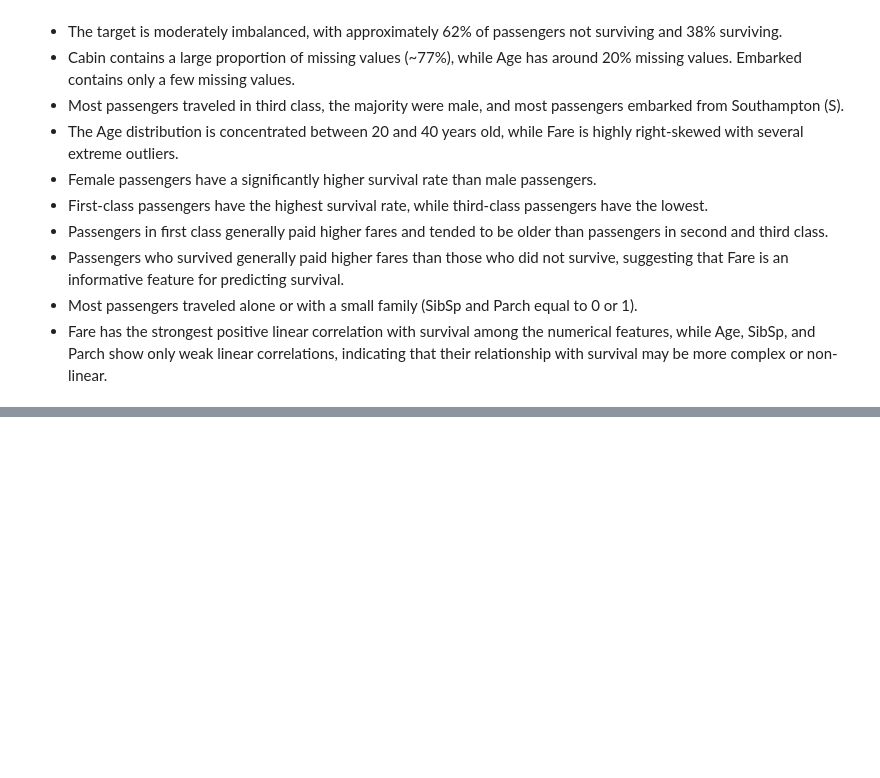
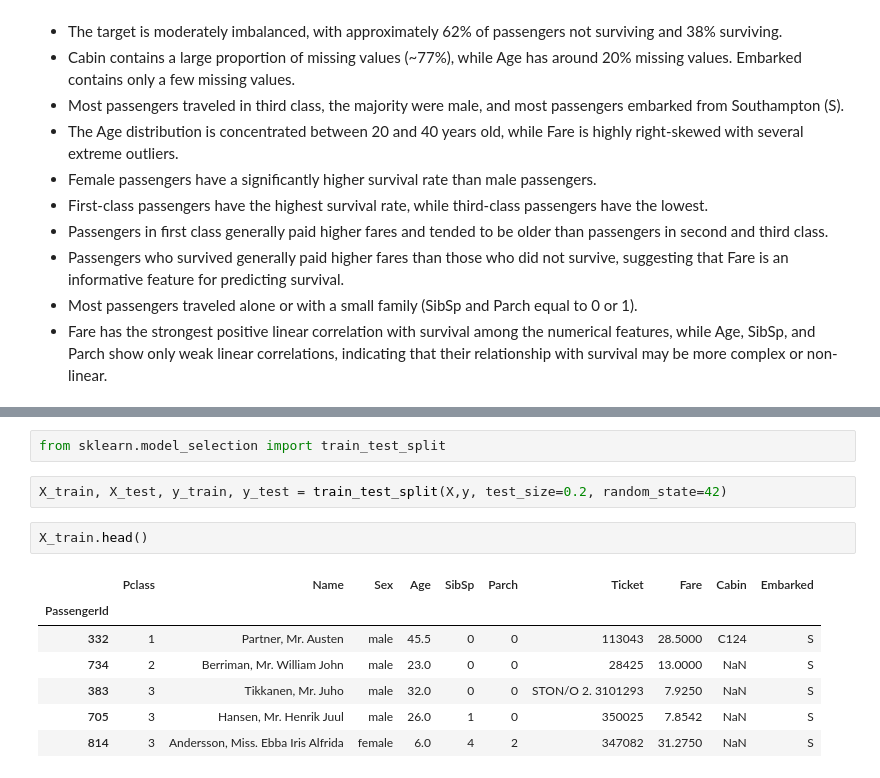
Before and after one commit to mustafa-al-soufi/Titanic, a Jupyter notebook: notebooks/titanic.ipynb, the cells around one changed output, grey strips where cells are left out. Saved outputs shown, nothing was run; the diff lists cells and outputs as text; blank space fills up the shorter version.

```diff
--- a/notebooks/titanic.ipynb
+++ b/notebooks/titanic.ipynb
@@ -323,0 +349,14 @@ plt.show()
+# %%
+from sklearn.model_selection import train_test_split
+# %%
+X_train, X_test, y_train, y_test = train_test_split(X,y, test_size=0.2, random_state=42)
+# %%
+X_train.head()
+# %% [output]
+|  | Pclass | Name | Sex | Age | SibSp | Parch | Ticket | Fare | Cabin | Embarked |
+| PassengerId |  |  |  |  |  |  |  |  |  |  |
+| 332 | 1 | Partner, Mr. Austen | male | 45.5 | 0 | 0 | 113043 | 28.5000 | C124 | S |
+| 734 | 2 | Berriman, Mr. William John | male | 23.0 | 0 | 0 | 28425 | 13.0000 | NaN | S |
+| 383 | 3 | Tikkanen, Mr. Juho | male | 32.0 | 0 | 0 | STON/O 2. 3101293 | 7.9250 | NaN | S |
+| 705 | 3 | Hansen, Mr. Henrik Juul | male | 26.0 | 1 | 0 | 350025 | 7.8542 | NaN | S |
+| 814 | 3 | Andersson, Miss. Ebba Iris Alfrida | female | 6.0 | 4 | 2 | 347082 | 31.2750 | NaN | S |
```
Also changed, not shown: parts of 7 cells of this notebook.
